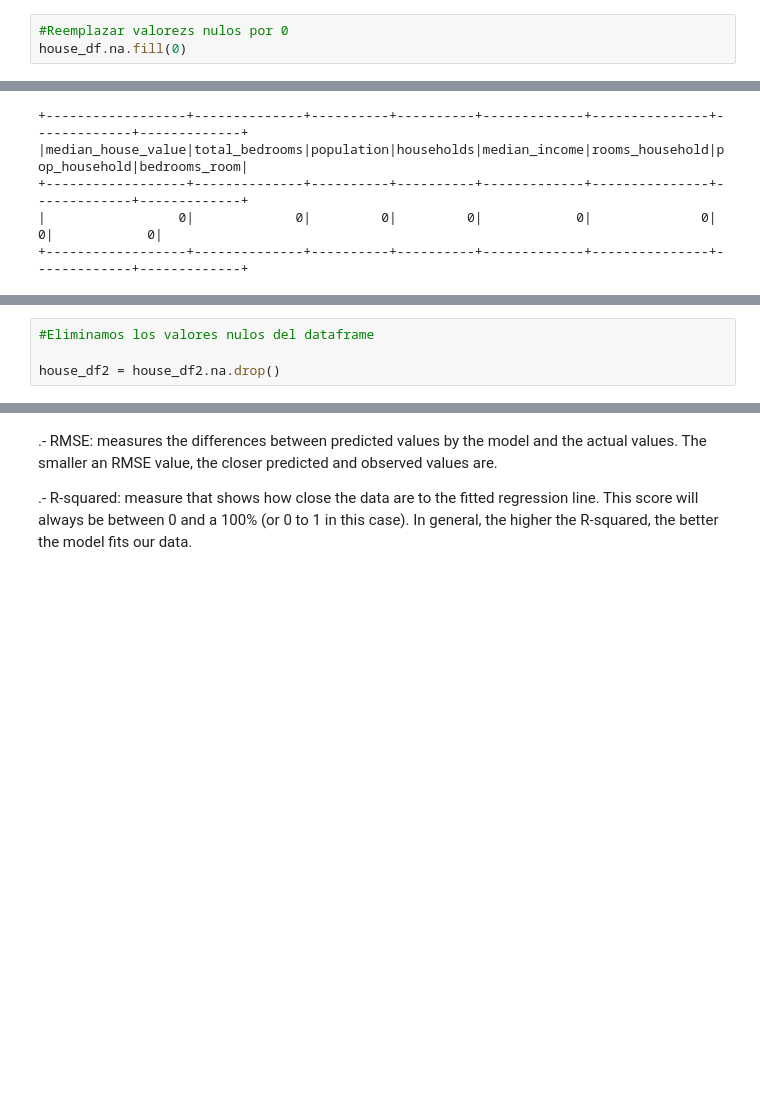
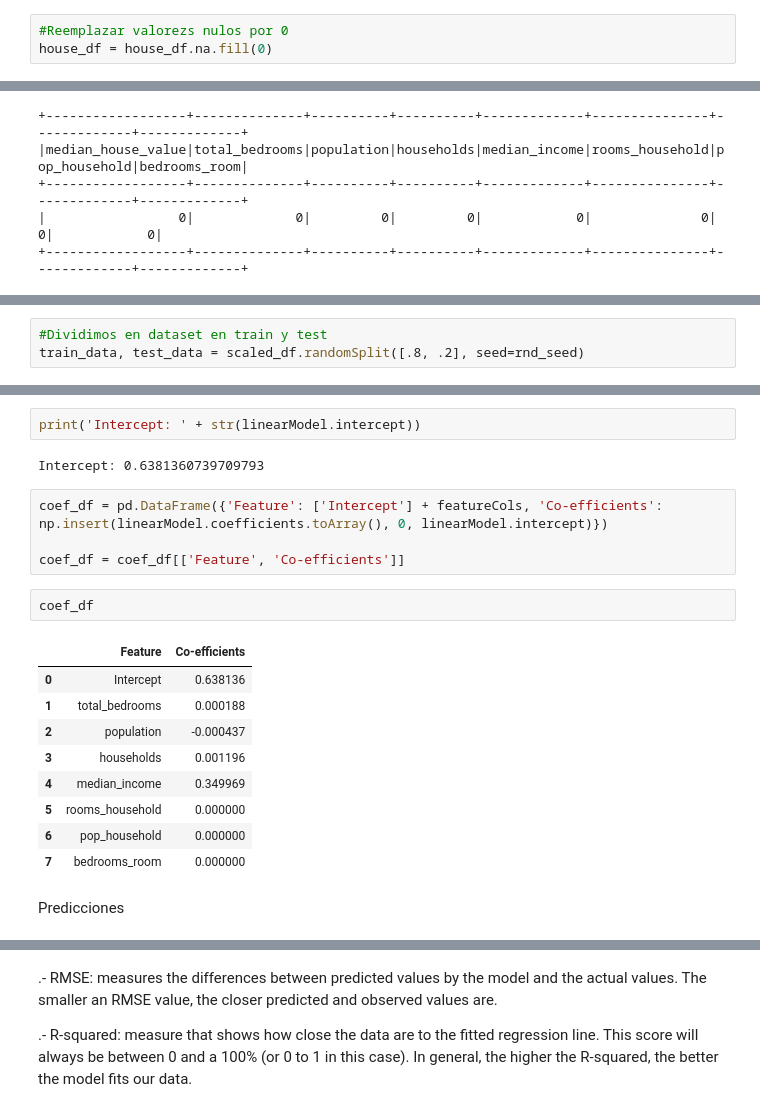
Before and after one commit to blancamir/spark-practice, a Jupyter notebook: Practica5_ML.ipynb, the cells around one changed output, grey strips where cells are left out. Saved outputs shown, nothing was run; the diff lists cells and outputs as text; blank space fills up the shorter version.

```diff
--- a/Practica5_ML.ipynb
+++ b/Practica5_ML.ipynb
@@ -110,3 +145,3 @@ only showing top 5 rows
 # %%
 #Reemplazar valorezs nulos por 0
-house_df.na.fill(0)
+house_df = house_df.na.fill(0)
@@ -325,5 +359 @@ house_df2.select([pyf.count(pyf.when(pyf.isnull(c), c)).alias(c) for c in house_
 +------------------+--------------+----------+----------+-------------+---------------+-------------+-------------+
-# %%
-#Eliminamos los valores nulos del dataframe
-
-house_df2 = house_df2.na.drop()
@@ -432,0 +414,3 @@ r2: 0.49280307638843124
+# %%
+#Dividimos en dataset en train y test
+train_data, test_data = scaled_df.randomSplit([.8, .2], seed=rnd_seed)
@@ -432,0 +446,22 @@ r2: 0.49280307638843124
+# %%
+print('Intercept: ' + str(linearModel.intercept))
+# %% [output]
+Intercept: 0.6381360739709793
+# %%
+coef_df = pd.DataFrame({'Feature': ['Intercept'] + featureCols, 'Co-efficients': np.insert(linearModel.coefficients.toArray(), 0, linearModel.intercept)})
+
+coef_df = coef_df[['Feature', 'Co-efficients']]
+# %%
+coef_df
+# %% [output]
+|  | Feature | Co-efficients |
+| 0 | Intercept | 0.638136 |
+| 1 | total_bedrooms | 0.000188 |
+| 2 | population | -0.000437 |
+| 3 | households | 0.001196 |
+| 4 | median_income | 0.349969 |
+| 5 | rooms_household | 0.000000 |
+| 6 | pop_household | 0.000000 |
+| 7 | bedrooms_room | 0.000000 |
+# %% [markdown]
+Predicciones
```
Also changed, not shown: parts of 77 cells of this notebook, 2 other files.
